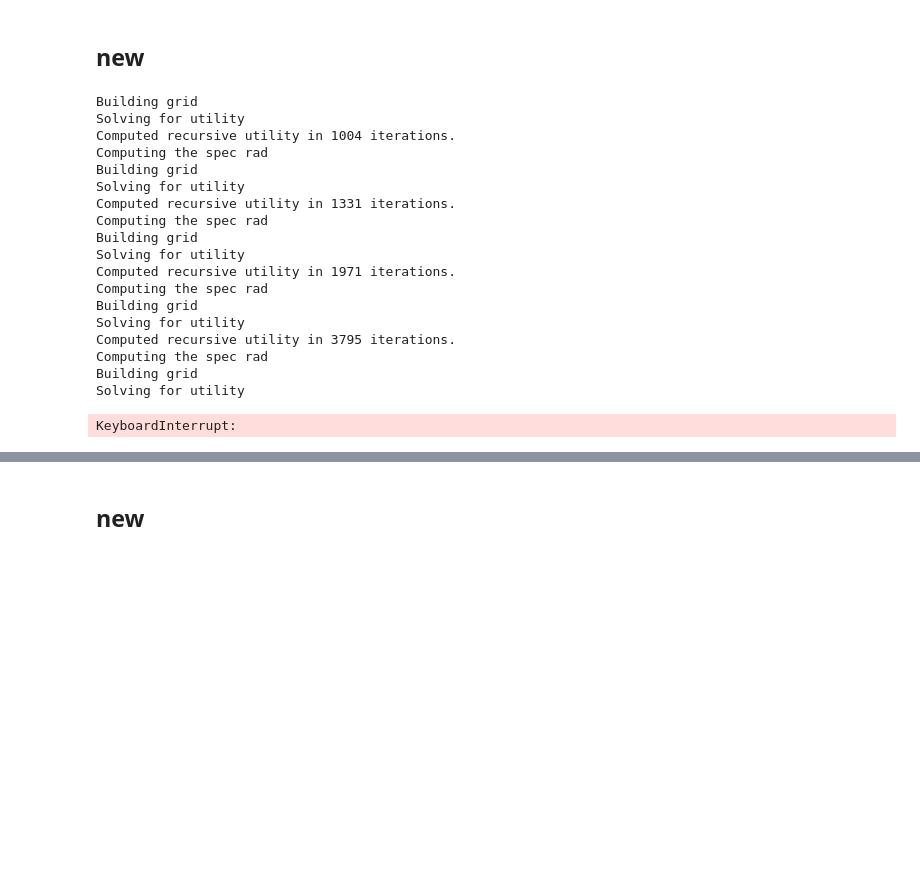
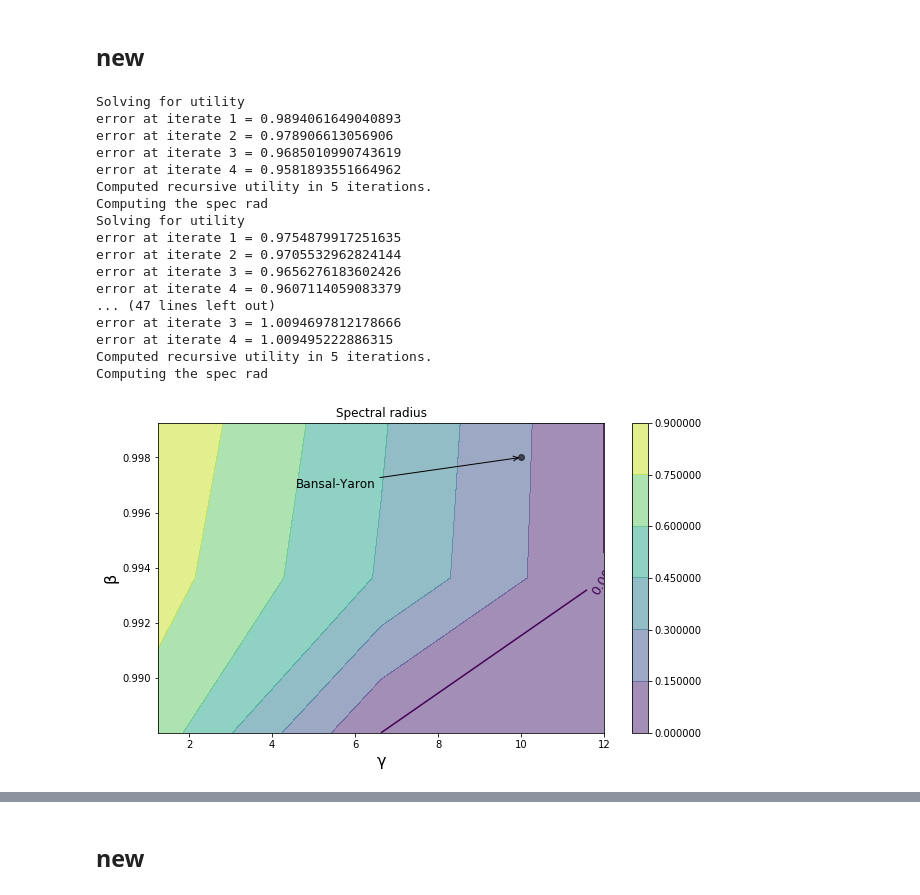
Before and after one commit to lnsongxf/asset_pricing_public, a Jupyter notebook: ez_code/python/sandpit2.ipynb, the cells around one changed output, grey strips where cells are left out. Cells and saved outputs as stored; diff of their text form; code cells hidden in the pictures; blank space fills up the shorter version.

```diff
--- a/ez_code/python/sandpit2.ipynb
+++ b/ez_code/python/sandpit2.ipynb
@@ -12,28 +12,27 @@ generate_plot_by('φ_d', 0.25, 1.5, 'ψ', 0.05, 2.5, G=5,
 # %%
 generate_plot_by('γ', 0.125, 1.2,
                  'β', 0.99, 1.00125,
                  coords=(-225, -30),
-                 G=5)
+                 G=3)
 # %% [output]
-Building grid
 Solving for utility
-Computed recursive utility in 1004 iterations.
+error at iterate 1 = 0.9894061649040893
+error at iterate 2 = 0.978906613056906
+error at iterate 3 = 0.9685010990743619
+error at iterate 4 = 0.9581893551664962
+Computed recursive utility in 5 iterations.
 Computing the spec rad
-Building grid
 Solving for utility
-Computed recursive utility in 1331 iterations.
+error at iterate 1 = 0.9754879917251635
+error at iterate 2 = 0.9705532962824144
+error at iterate 3 = 0.9656276183602426
+error at iterate 4 = 0.9607114059083379
+... (47 lines left out)
+error at iterate 3 = 1.0094697812178666
+error at iterate 4 = 1.009495222886315
+Computed recursive utility in 5 iterations.
 Computing the spec rad
-Building grid
-Solving for utility
-Computed recursive utility in 1971 iterations.
-Computing the spec rad
-Building grid
-Solving for utility
-Computed recursive utility in 3795 iterations.
-Computing the spec rad
-Building grid
-Solving for utility
-KeyboardInterrupt:
+[figure, added]
 # %%
 generate_plot_by('γ', 0.125, 1.2,
                  'β', 0.99, 1.00125,
```
Also changed, not shown: parts of 1 cell of this notebook, 28 other files.
